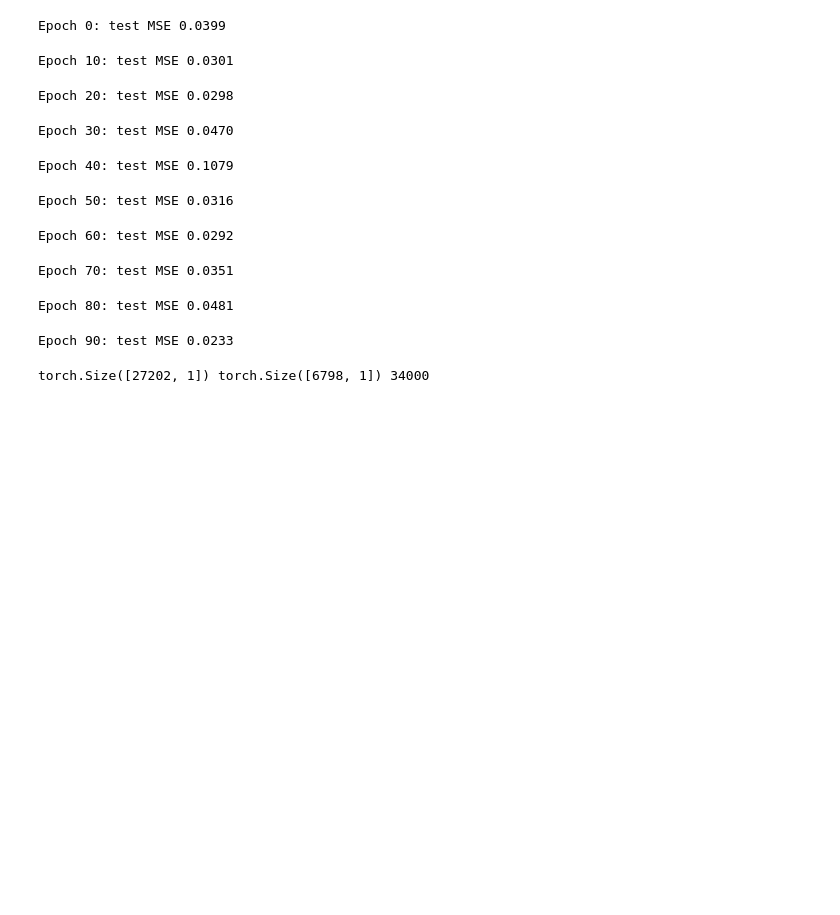
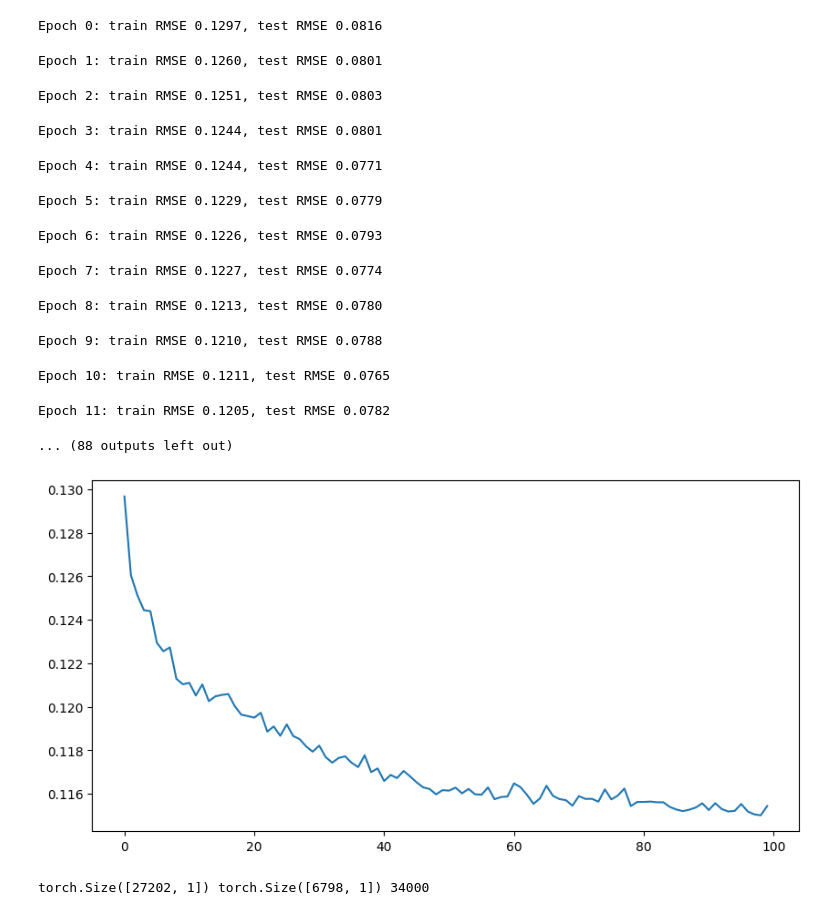
Before and after one commit to KlaraGtknst/I2OT_energy, a Jupyter notebook: prognose/notebooks/02-TrainLSTM.ipynb, the cells around one changed output. Cells and saved outputs as stored; diff of their text form; code cells hidden in the pictures; blank space fills up the shorter version.

```diff
--- a/prognose/notebooks/02-TrainLSTM.ipynb
+++ b/prognose/notebooks/02-TrainLSTM.ipynb
@@ -28,6 +31,9 @@ optimizer = optim.Adam(model.parameters())
 loss_function = nn.MSELoss()
 # %%
 n_epochs = 100
+
+train_progress = []
+test_progress = []
 
 for i in range(n_epochs):
     model.train()
@@ -38,29 +44,36 @@ for i in range(n_epochs):
         loss.backward()
         optimizer.step()
 
-    if i % 10 == 0:
-        model.eval()
-        with torch.no_grad():
-            mse_list = []
-            for x_test, y_test in test_loader:
-                with torch.no_grad():
-                    y_pred = model(x_test)
-                    train_rmse = np.sqrt(loss_function(y_pred, y_test))
-                    y_pred = model(x_batch)
-                    loss = loss_function(y_pred, y_test).item()
-                    mse_list.append(loss)
+    # if i % 10 == 0:
+    model.eval()
+    with torch.no_grad():
+        y_pred_train = model(X_train)
+        y_pred_test = model(X_test)
+        train_rmse = np.sqrt(loss_function(y_pred_train, y_train).item())
+        test_rmse = np.sqrt(loss_function(y_pred_test, y_test).item())
+        train_progress.append(train_rmse)
+        test_progress.append(test_rmse)
 
-            mse = sum(mse_list) / len(mse_list)
-            print("Epoch %d: test MSE %.4f" % (i, mse))
+        print("Epoch %d: train RMSE %.4f, test RMSE %.4f" % (i, train_rmse, test_rmse))
 # %% [output]
-Epoch 0: test MSE 0.0399
+Epoch 0: train RMSE 0.1297, test RMSE 0.0816
-Epoch 10: test MSE 0.0301
+Epoch 1: train RMSE 0.1260, test RMSE 0.0801
-Epoch 20: test MSE 0.0298
+Epoch 2: train RMSE 0.1251, test RMSE 0.0803
-Epoch 30: test MSE 0.0470
+Epoch 3: train RMSE 0.1244, test RMSE 0.0801
-Epoch 40: test MSE 0.1079
+Epoch 4: train RMSE 0.1244, test RMSE 0.0771
-Epoch 50: test MSE 0.0316
+Epoch 5: train RMSE 0.1229, test RMSE 0.0779
-Epoch 60: test MSE 0.0292
+Epoch 6: train RMSE 0.1226, test RMSE 0.0793
-Epoch 70: test MSE 0.0351
+Epoch 7: train RMSE 0.1227, test RMSE 0.0774
-Epoch 80: test MSE 0.0481
+Epoch 8: train RMSE 0.1213, test RMSE 0.0780
-Epoch 90: test MSE 0.0233
+Epoch 9: train RMSE 0.1210, test RMSE 0.0788
+Epoch 10: train RMSE 0.1211, test RMSE 0.0765
+Epoch 11: train RMSE 0.1205, test RMSE 0.0782
+... (88 outputs left out)
+# %%
+plt.figure(figsize=(10,5))
+plt.plot(train_progress)
+# plt.plot(test_progress)
+plt.show()
+# %% [output]
+[figure, added]
 # %%
```
Also changed, not shown: parts of 5 cells of this notebook, 1 other file.
